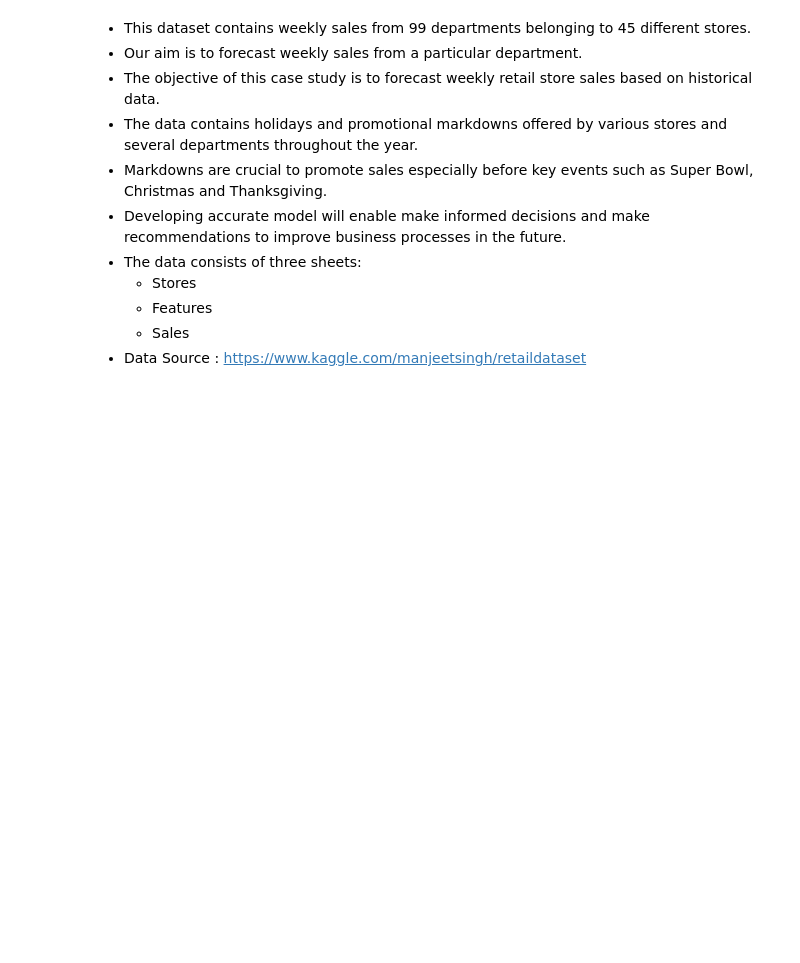
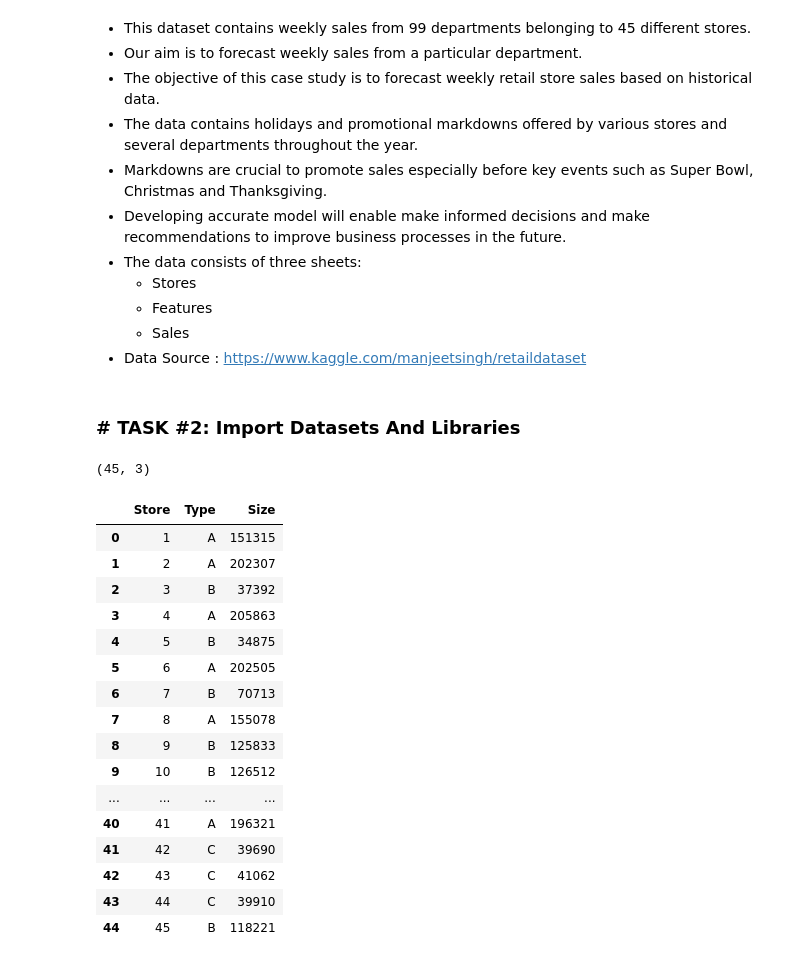
Before and after one commit to RomanRosa/retail_sales_prediction, a Jupyter notebook: xgboost_sales_prediction.ipynb, the cells around one changed output. Drawn from its saved outputs; the diff is of its cells as text; code cells hidden in the pictures; blank space fills up the shorter version.

```diff
--- a/xgboost_sales_prediction.ipynb
+++ b/xgboost_sales_prediction.ipynb
@@ -12,3 +12,5 @@
     - Features
     - Sales
 - Data Source : https://www.kaggle.com/manjeetsingh/retaildataset
+# %% [markdown]
+### # TASK #2: Import Datasets And Libraries
@@ -14,0 +28,24 @@
+# %%
+# Let's explore the 3 dataframes
+    # 'stores' dataframe contains information related to the 45 stores such as type and size of store
+print(stores.shape)
+stores
+# %% [output]
+(45, 3)
+|  | Store | Type | Size |
+| 0 | 1 | A | 151315 |
+| 1 | 2 | A | 202307 |
+| 2 | 3 | B | 37392 |
+| 3 | 4 | A | 205863 |
+| 4 | 5 | B | 34875 |
+| 5 | 6 | A | 202505 |
+| 6 | 7 | B | 70713 |
+| 7 | 8 | A | 155078 |
+| 8 | 9 | B | 125833 |
+| 9 | 10 | B | 126512 |
+| ... | ... | ... | ... |
+| 40 | 41 | A | 196321 |
+| 41 | 42 | C | 39690 |
+| 42 | 43 | C | 41062 |
+| 43 | 44 | C | 39910 |
+| 44 | 45 | B | 118221 |
```
Also changed, not shown: parts of 4 cells of this notebook.
